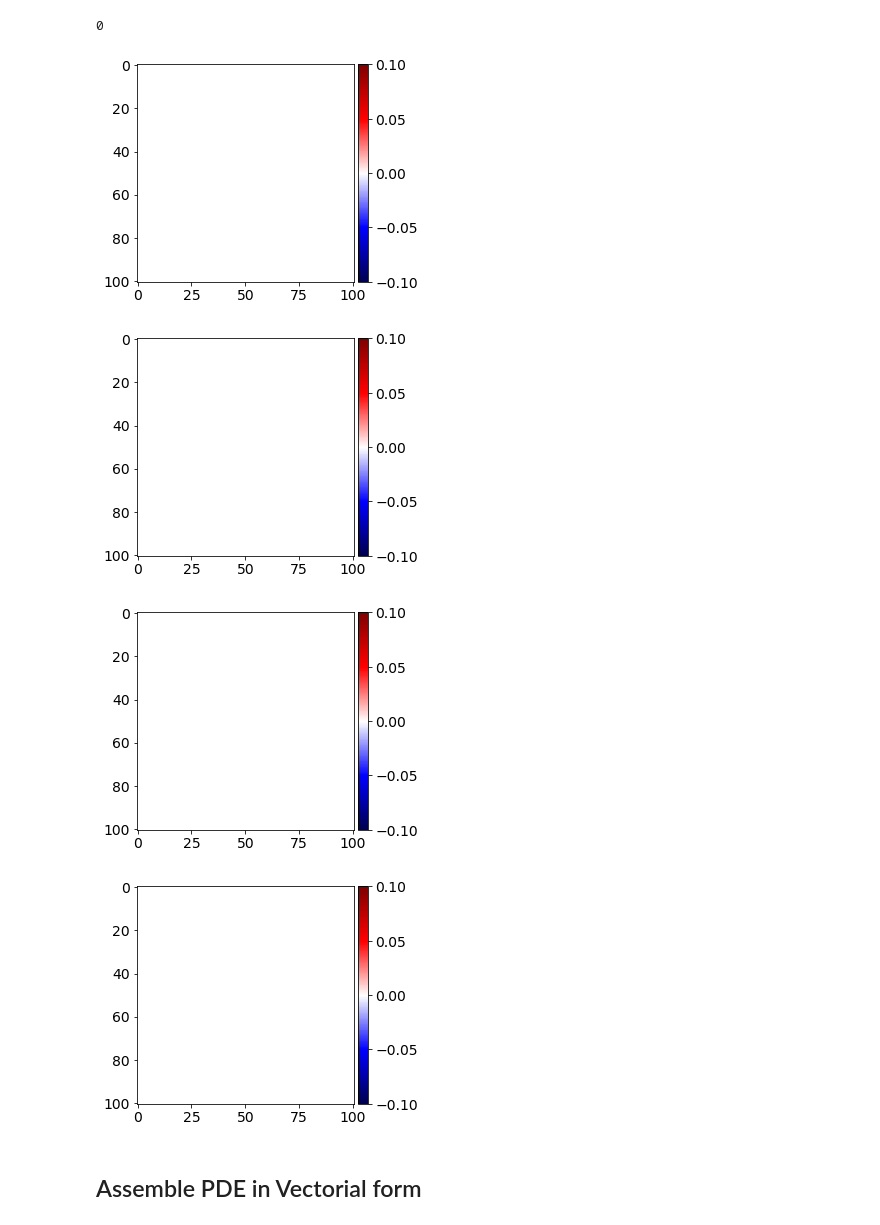
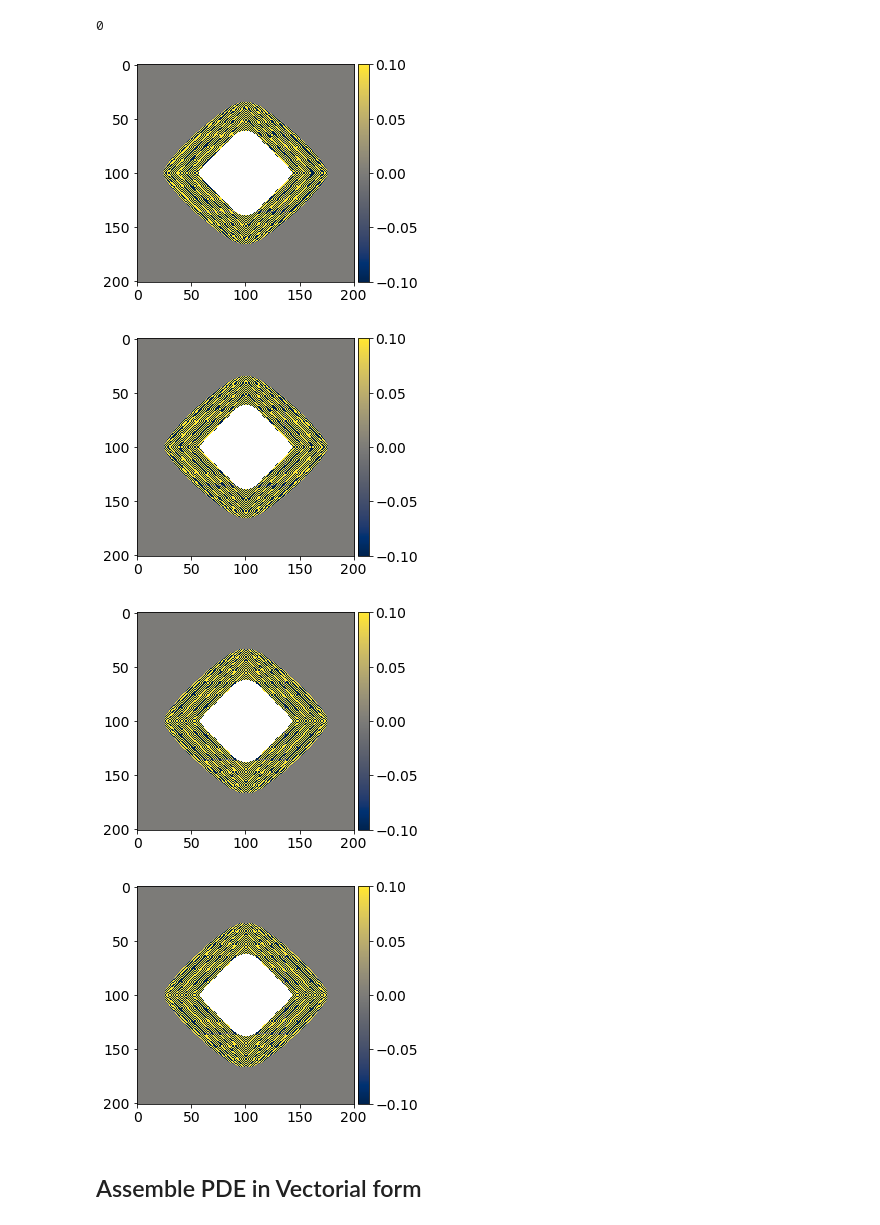
Before and after one commit to ckhimji/devito, a Jupyter notebook: examples/seismic/tutorials/12_elastic-vti.ipynb, the cells around one changed output. Saved outputs shown, nothing was run; the diff lists cells and outputs as text; code cells hidden in the pictures.

Commit message:
Plots added but inaccurate, debugging in progress

```diff
--- a/examples/seismic/tutorials/12_elastic-vti.ipynb
+++ b/examples/seismic/tutorials/12_elastic-vti.ipynb
@@ -131,7 +131,7 @@ define the grid the same as the 3D homogenous model described in 4.1. This still
 # Define dimensions for the interior of the model
 #nx, ny, nz = 301, 301, 301
 #dx,dy,dz = 12.0, 12.0, 12.0          # Grid spacing in m
-nx, ny, nz = 101, 101, 101
+nx, ny, nz = 201, 201, 201
 dx,dy,dz = 5.0, 5.0, 5.0
 shape = (nx, ny, nz)                 # Number of grid points
 spacing = (dx, dy, dz)               # Domain size is now 5 km by 5 km
@@ -347,22 +362,22 @@ np.mod(time_range.num,2)
 # %%
 #NBVAL_SKIP
 
 # Mid-points:
 mid_x = int(0.5*(v[0].data.shape[1]-1))+1
 mid_y = int(0.5*(v[0].data.shape[2]-1))+1
 
 # Plot some selected results:
 
-plot_image(v[0].data[1, :, mid_y, :], cmap="seismic")
-plot_image(v[0].data[1, mid_x, :, :], cmap="seismic")
+plot_image(v[0].data[1, :, mid_y, :], cmap="cividis")
+plot_image(v[0].data[1, mid_x, :, :], cmap="cividis")
 
-plot_image(tau[2, 2].data[1, :, mid_y, :], cmap="seismic")
-plot_image(tau[2, 2].data[1, mid_x, :, :], cmap="seismic")
+plot_image(tau[2, 2].data[1, :, mid_y, :], cmap="cividis")
+plot_image(tau[2, 2].data[1, mid_x, :, :], cmap="cividis")
 # %% [output]
-[figure, old version]
+[figure, new version]
-[figure, old version]
+[figure, new version]
-[figure, old version]
+[figure, new version]
-[figure, old version]
+[figure, new version]
 # %% [markdown]
 ## Assemble PDE in Vectorial form
 # %%
```
Also changed, not shown: parts of 7 cells of this notebook.
